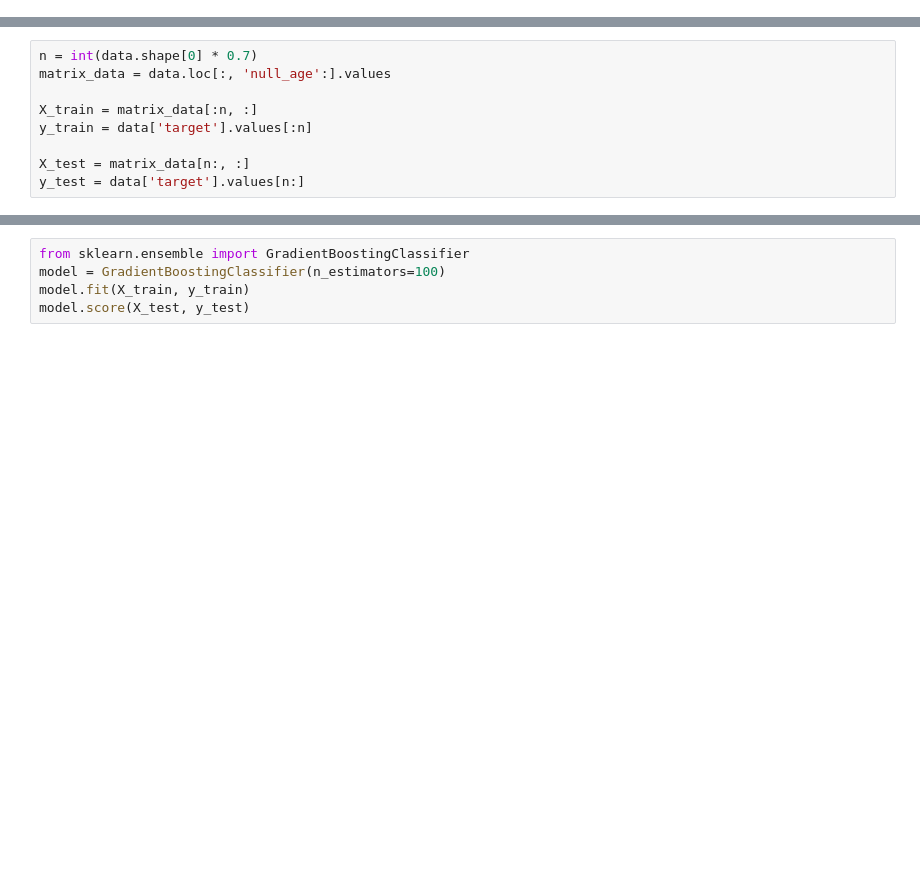
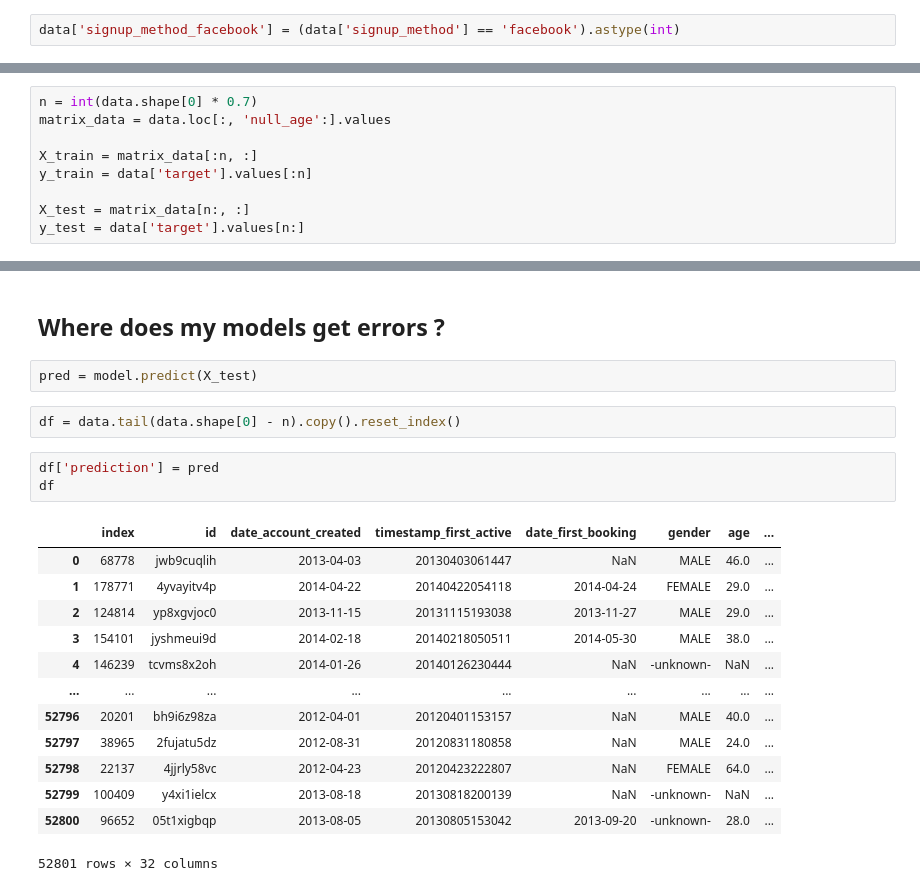
Before and after one commit to vesran/BookerGuess, a Jupyter notebook: dev/_3_train_DF_NDF.ipynb, the cells around one changed output, grey strips where cells are left out. Drawn from its saved outputs; the diff is of its cells as text; blank space fills up the shorter version.

```diff
--- a/dev/_3_train_DF_NDF.ipynb
+++ b/dev/_3_train_DF_NDF.ipynb
@@ -46,2 +59,4 @@ data['created_account_summer'] = ((7 <= data['month_account_created']) & (data['
+# %%
+data['signup_method_facebook'] = (data['signup_method'] == 'facebook').astype(int)
 # %%
 data
@@ -71,5 +108,23 @@ model.feature_importances_
-# %%
-from sklearn.ensemble import GradientBoostingClassifier
-model = GradientBoostingClassifier(n_estimators=100)
-model.fit(X_train, y_train)
-model.score(X_test, y_test)
+# %% [markdown]
+## Where does my models get errors ?
+# %%
+pred = model.predict(X_test)
+# %%
+df = data.tail(data.shape[0] - n).copy().reset_index()
+# %%
+df['prediction'] = pred
+df
+# %% [output]
+|  | index | id | date_account_created | timestamp_first_active | date_first_booking | gender | age | ... |
+| 0 | 68778 | jwb9cuqlih | 2013-04-03 | 20130403061447 | NaN | MALE | 46.0 | ... |
+| 1 | 178771 | 4yvayitv4p | 2014-04-22 | 20140422054118 | 2014-04-24 | FEMALE | 29.0 | ... |
+| 2 | 124814 | yp8xgvjoc0 | 2013-11-15 | 20131115193038 | 2013-11-27 | MALE | 29.0 | ... |
+| 3 | 154101 | jyshmeui9d | 2014-02-18 | 20140218050511 | 2014-05-30 | MALE | 38.0 | ... |
+| 4 | 146239 | tcvms8x2oh | 2014-01-26 | 20140126230444 | NaN | -unknown- | NaN | ... |
+| ... | ... | ... | ... | ... | ... | ... | ... | ... |
+| 52796 | 20201 | bh9i6z98za | 2012-04-01 | 20120401153157 | NaN | MALE | 40.0 | ... |
+| 52797 | 38965 | 2fujatu5dz | 2012-08-31 | 20120831180858 | NaN | MALE | 24.0 | ... |
+| 52798 | 22137 | 4jjrly58vc | 2012-04-23 | 20120423222807 | NaN | FEMALE | 64.0 | ... |
+| 52799 | 100409 | y4xi1ielcx | 2013-08-18 | 20130818200139 | NaN | -unknown- | NaN | ... |
+| 52800 | 96652 | 05t1xigbqp | 2013-08-05 | 20130805153042 | 2013-09-20 | -unknown- | 28.0 | ... |
+52801 rows × 32 columns
```
Also changed, not shown: parts of 10 cells of this notebook.
